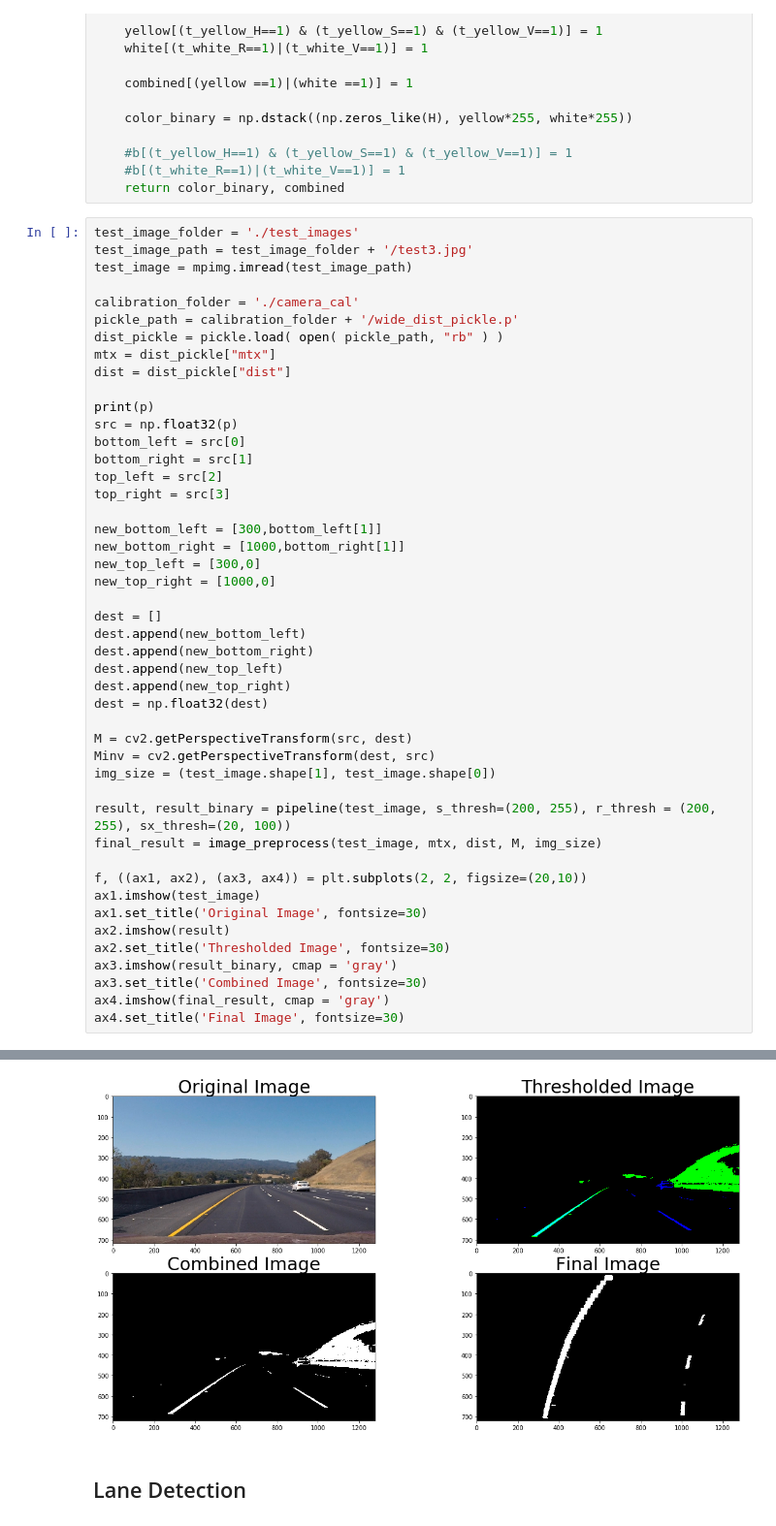
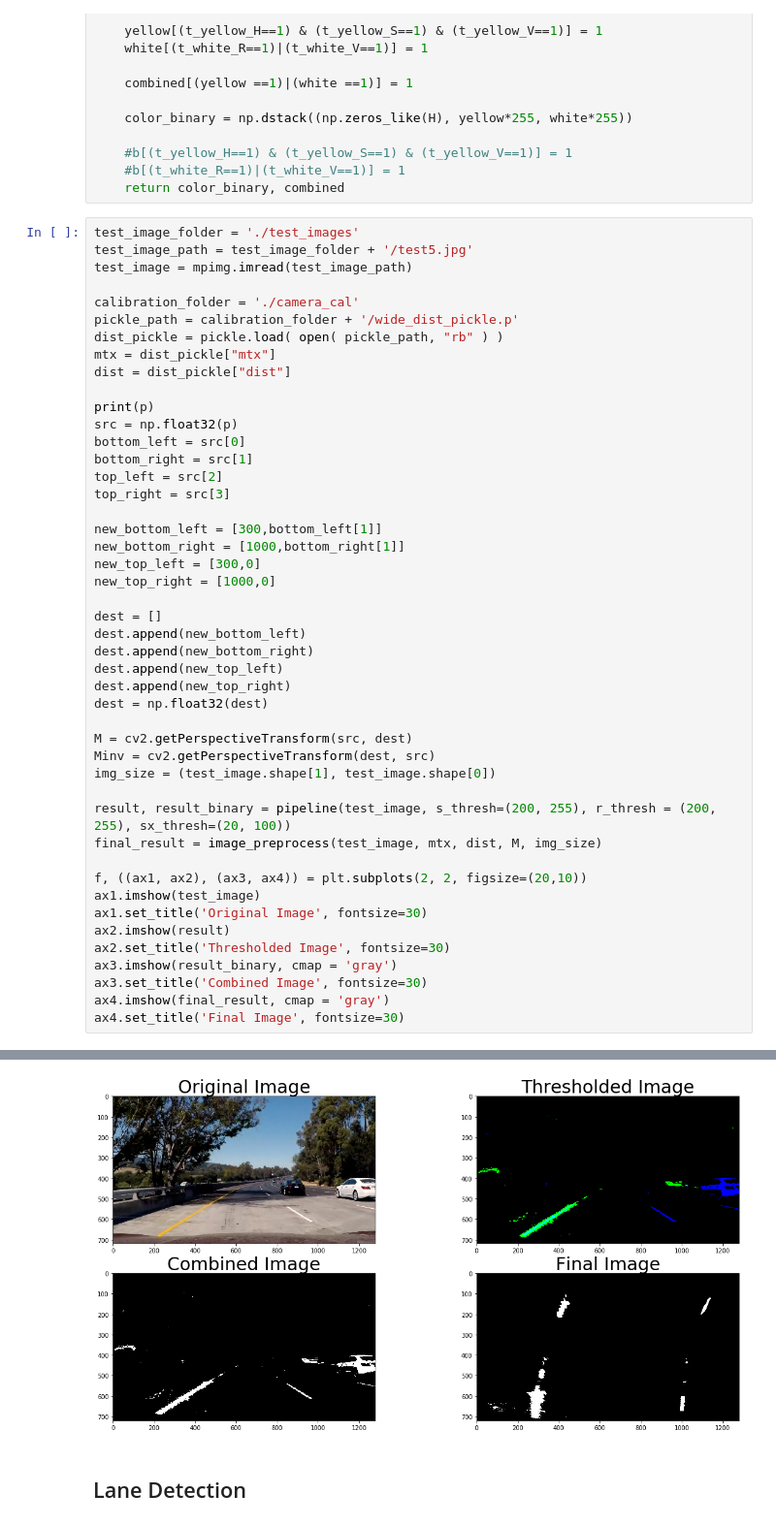
Before and after one commit to Maesla/Advanced-Lane-Lines, a Jupyter notebook: advance_lane_lines.ipynb, the cells around one changed output, grey strips where cells are left out. Shown at 97% size. Saved outputs shown, nothing was run; the diff lists cells and outputs as text.

```diff
--- a/advance_lane_lines.ipynb
+++ b/advance_lane_lines.ipynb
@@ -392,7 +392,7 @@ def pipeline(img, s_thresh=(170, 255), r_thresh = (200, 255), sx_thresh=(20, 100
     return color_binary, combined
 # %%
 test_image_folder = './test_images'
-test_image_path = test_image_folder + '/test3.jpg'
+test_image_path = test_image_folder + '/test5.jpg'
 test_image = mpimg.imread(test_image_path)
 
 calibration_folder = './camera_cal'
@@ -412,34 +412,34 @@ new_bottom_left = [300,bottom_left[1]]
 new_bottom_right = [1000,bottom_right[1]]
 new_top_left = [300,0]
 new_top_right = [1000,0]
 
 dest = []
 dest.append(new_bottom_left)
 dest.append(new_bottom_right)
 dest.append(new_top_left)
 dest.append(new_top_right)
 dest = np.float32(dest)
 
 M = cv2.getPerspectiveTransform(src, dest)
 Minv = cv2.getPerspectiveTransform(dest, src)
 img_size = (test_image.shape[1], test_image.shape[0])
 
 result, result_binary = pipeline(test_image, s_thresh=(200, 255), r_thresh = (200, 255), sx_thresh=(20, 100))
 final_result = image_preprocess(test_image, mtx, dist, M, img_size)
 
 f, ((ax1, ax2), (ax3, ax4)) = plt.subplots(2, 2, figsize=(20,10))
 ax1.imshow(test_image)
 ax1.set_title('Original Image', fontsize=30)
 ax2.imshow(result)
 ax2.set_title('Thresholded Image', fontsize=30)
 ax3.imshow(result_binary, cmap = 'gray')
 ax3.set_title('Combined Image', fontsize=30)
 ax4.imshow(final_result, cmap = 'gray')
 ax4.set_title('Final Image', fontsize=30)
 # %% [output]
 [[197, 715], [1136, 715], [594, 447], [691, 447]]
 <matplotlib.text.Text at 0x...>
-[figure, old version]
+[figure, new version]
 # %% [markdown]
 ## Lane Detection
 # %% [markdown]
```
Also changed, not shown: parts of 9 cells of this notebook, 2 other files.
